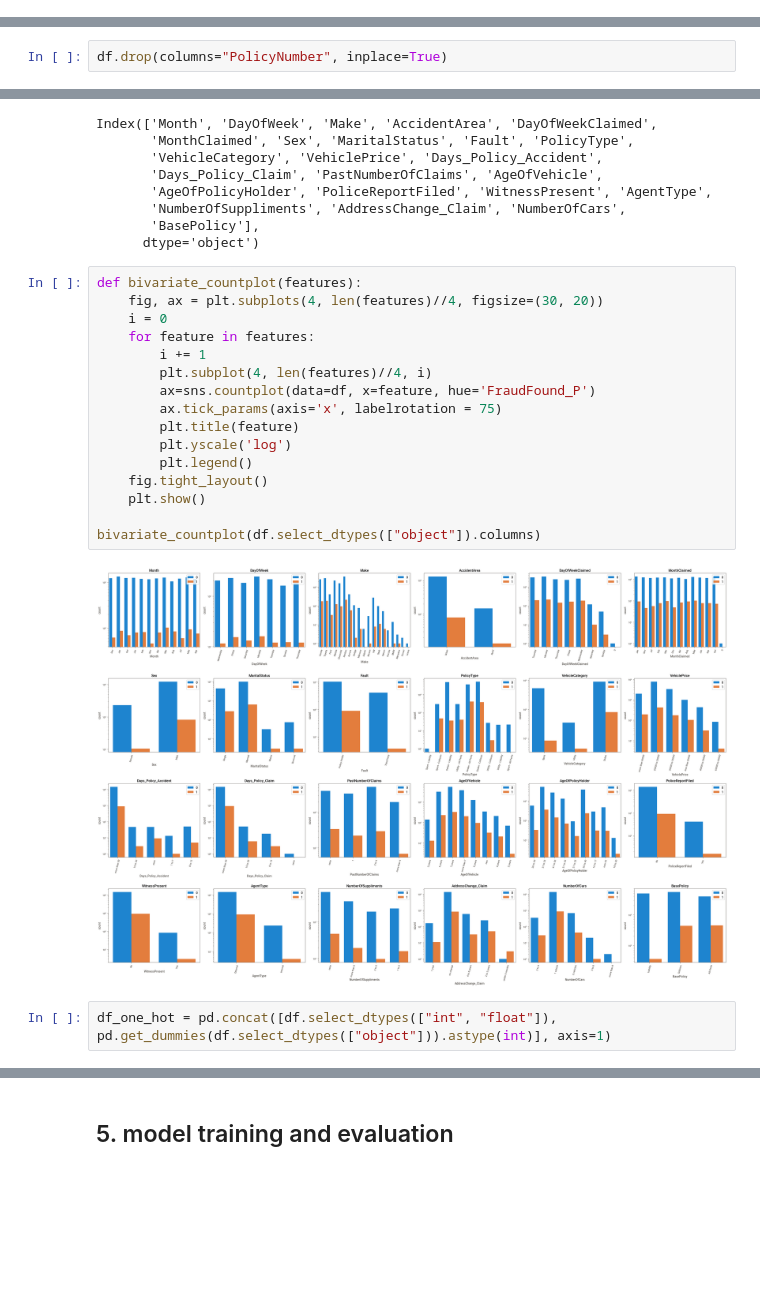
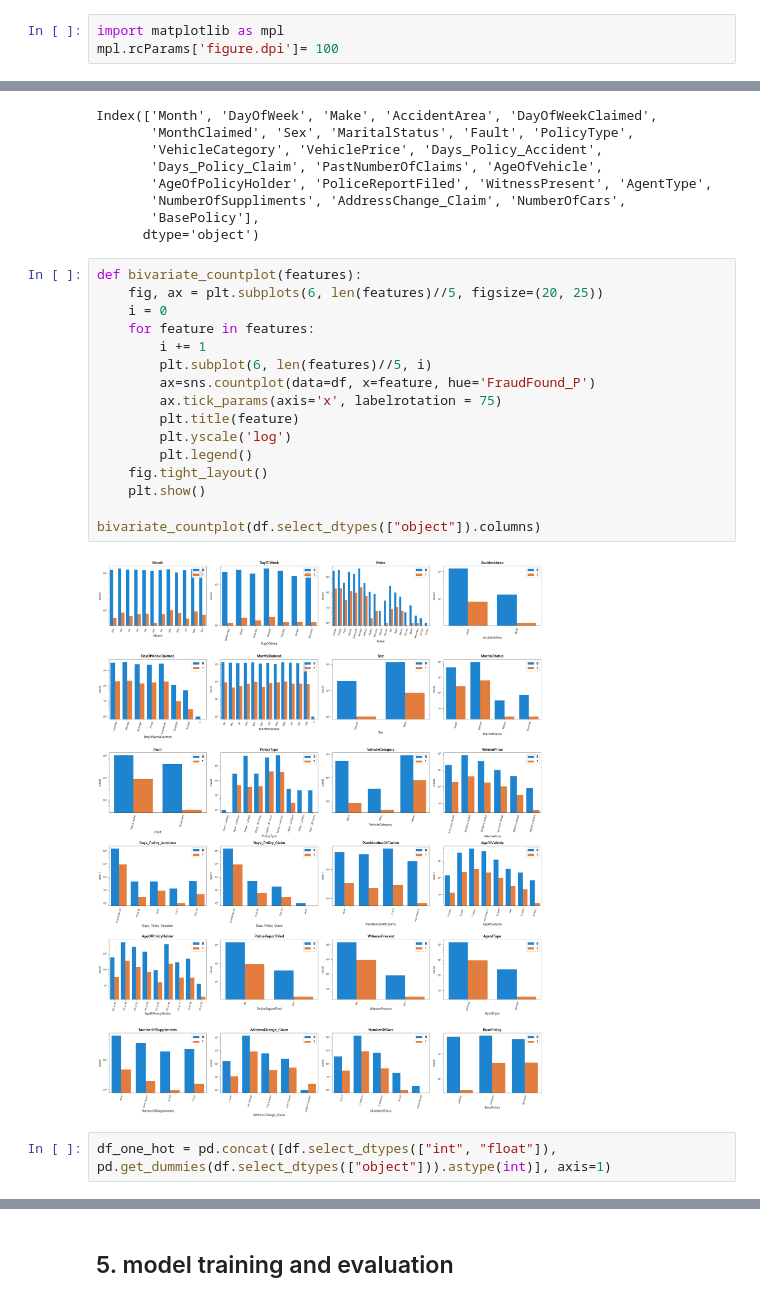
Before and after one commit to arj7192/fight_fraud_with_machine_learning, a Jupyter notebook: Chapter08/fake_insurance_claims.ipynb, the cells around one changed output, grey strips where cells are left out. Drawn from its saved outputs; the diff is of its cells as text; blank space fills up the shorter version.

```diff
--- a/Chapter08/fake_insurance_claims.ipynb
+++ b/Chapter08/fake_insurance_claims.ipynb
@@ -1,3 +1,6 @@
+# %%
+import matplotlib as mpl
+mpl.rcParams['figure.dpi']= 100
 # %%
 # setting up the notebook width to 100% of the screen
 from IPython.display import display, HTML
@@ -84,2 +45,0 @@ df.head().T
-# %%
-df.drop(columns="PolicyNumber", inplace=True)
@@ -222,21 +209,21 @@ Index(['Month', 'DayOfWeek', 'Make', 'AccidentArea', 'DayOfWeekClaimed',
       dtype='object')
 # %%
 def bivariate_countplot(features):
-    fig, ax = plt.subplots(4, len(features)//4, figsize=(30, 20))
+    fig, ax = plt.subplots(6, len(features)//5, figsize=(20, 25))
     i = 0
     for feature in features:
         i += 1
-        plt.subplot(4, len(features)//4, i)
+        plt.subplot(6, len(features)//5, i)
         ax=sns.countplot(data=df, x=feature, hue='FraudFound_P')
         ax.tick_params(axis='x', labelrotation = 75)
         plt.title(feature)
         plt.yscale('log')
         plt.legend()
     fig.tight_layout()
     plt.show()
 
 bivariate_countplot(df.select_dtypes(["object"]).columns)
 # %% [output]
-[figure, old version]
+[figure, new version]
-# %%
-df_one_hot = pd.concat([df.select_dtypes(["int", "float"]), pd.get_dummies(df.select_dtypes(["object"])).astype(int)], axis=1)
+# %%
+df_one_hot = pd.concat([df.select_dtypes(["int", "float"]), pd.get_dummies(df.select_dtypes(["object"])).astype(int)], axis=1)
```
Also changed, not shown: parts of 59 cells of this notebook.
